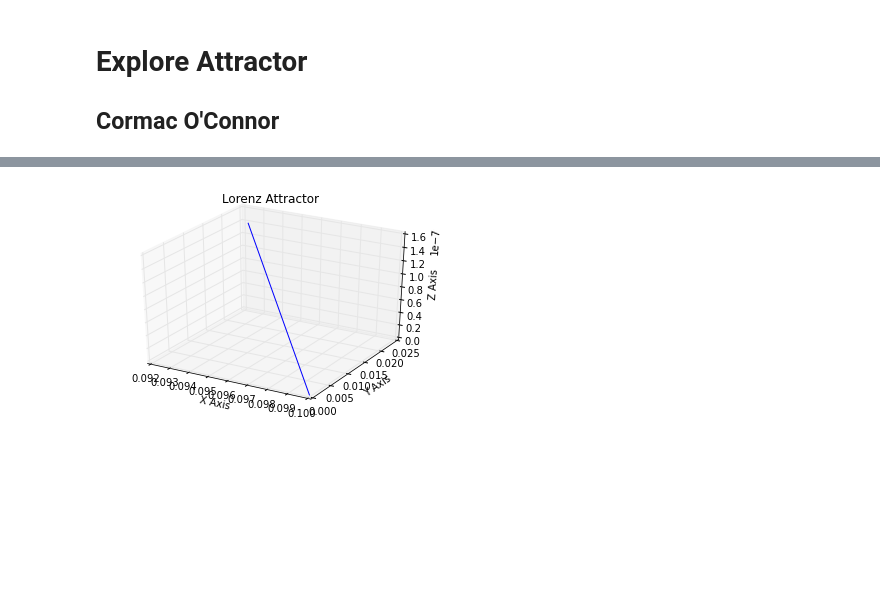
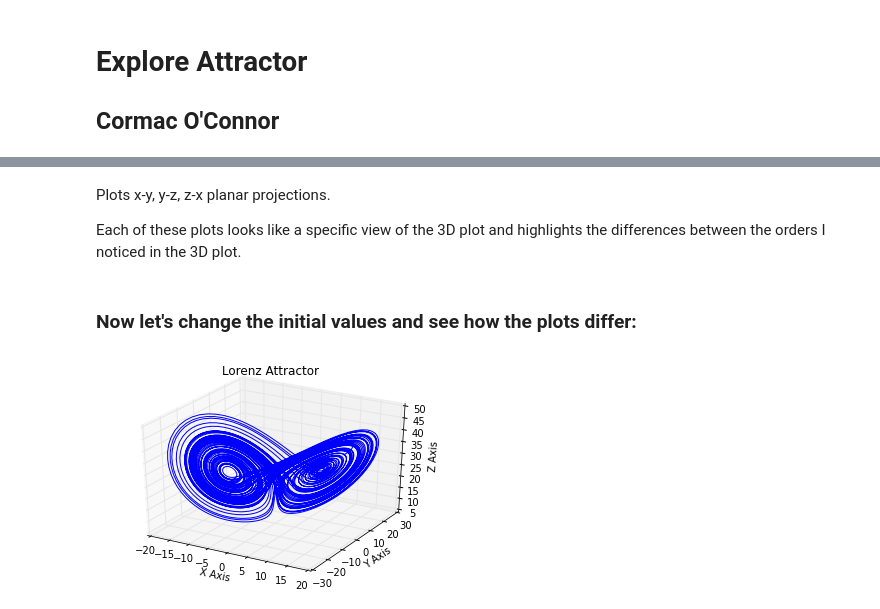
Before and after one commit to ceoconnor/CS510-Fall2015-Midterm, a Jupyter notebook: ExploreAttractor.ipynb, the cells around one changed output, grey strips where cells are left out. Drawn from its saved outputs; the diff is of its cells as text; code cells hidden in the pictures; blank space fills up the shorter version.

```diff
--- a/ExploreAttractor.ipynb
+++ b/ExploreAttractor.ipynb
@@ -9,6 +75,11 @@ loads the Attractor class from the attractor file
+# %% [markdown]
+Plots x-y, y-z, z-x planar projections.
+
+Each of these plots looks like a specific view of the 3D plot and highlights the differences between the orders I noticed in the 3D plot.
+# %% [markdown]
+### Now let's change the initial values and see how the plots differ:
 # %%
-a = Attractor()
-a.evolve()
+a.evolve([10,20,30])
 a.plot3d()
 # %% [output]
-[figure, old version]
+[figure, new version]
```
Also changed, not shown: parts of 25 cells of this notebook.
